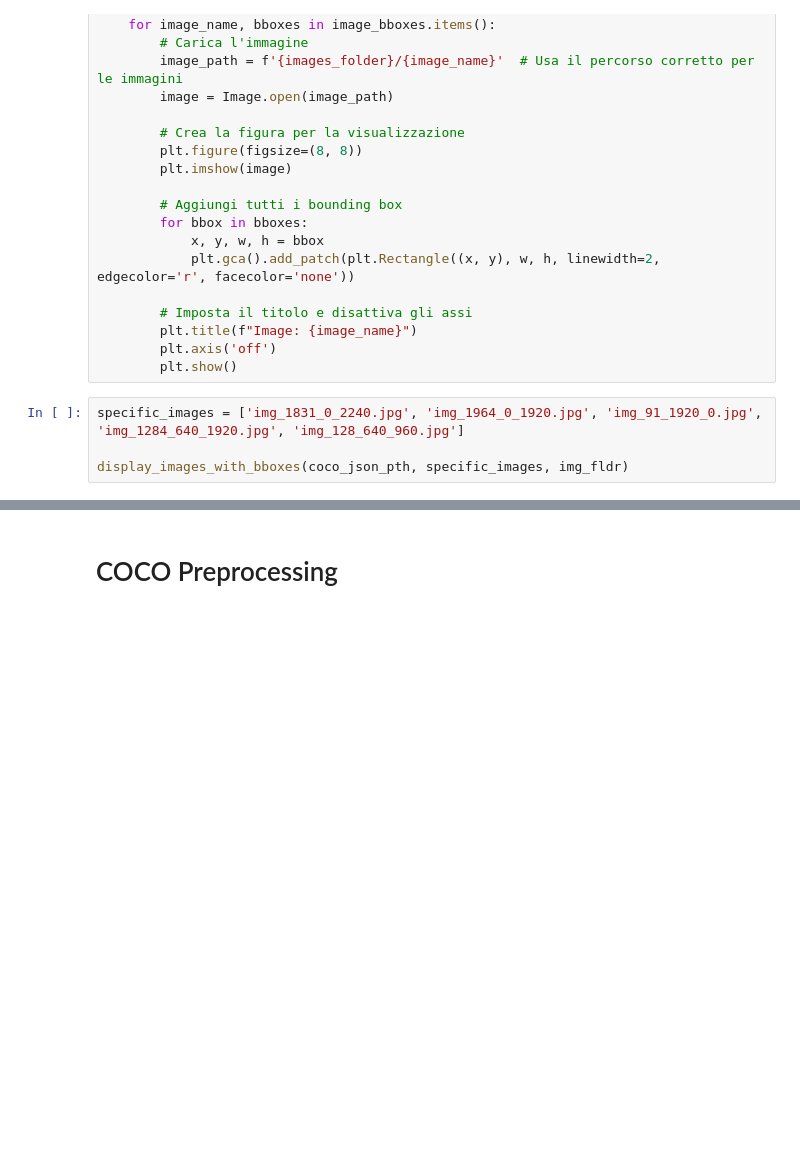
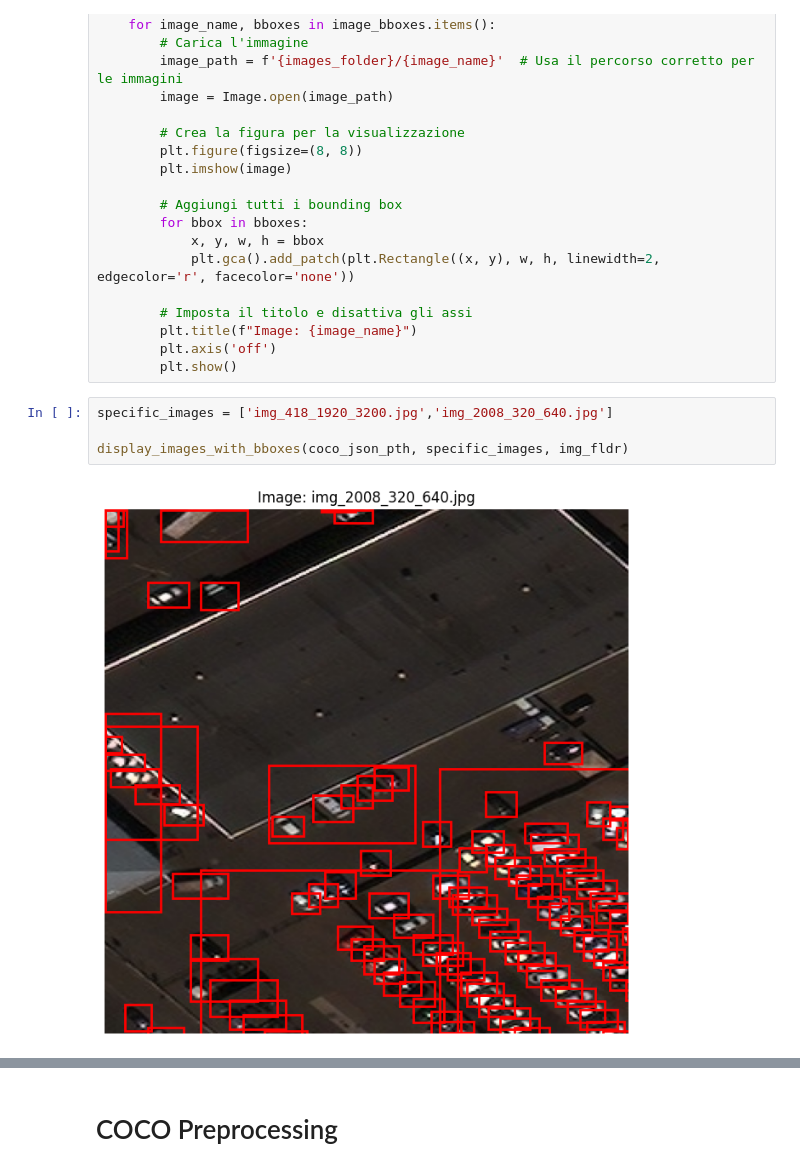
Before and after one commit to Leonard2310/xViewObjectDetection, a Jupyter notebook: R-CNNxViewOD.ipynb, the cells around one changed output, grey strips where cells are left out. Saved outputs shown, nothing was run; the diff lists cells and outputs as text; blank space fills up the shorter version.

```diff
--- a/R-CNNxViewOD.ipynb
+++ b/R-CNNxViewOD.ipynb
@@ -224,6 +224,8 @@ def display_images_with_bboxes(json_file, specific_images, images_folder):
         plt.axis('off')
         plt.show()
 # %%
-specific_images = ['img_1831_0_2240.jpg', 'img_1964_0_1920.jpg', 'img_91_1920_0.jpg', 'img_1284_640_1920.jpg', 'img_128_640_960.jpg']
+specific_images = ['img_418_1920_3200.jpg','img_2008_320_640.jpg']
 
 display_images_with_bboxes(coco_json_pth, specific_images, img_fldr)
+# %% [output]
+[figure, added]
```
Also changed, not shown: parts of 4 cells of this notebook.
